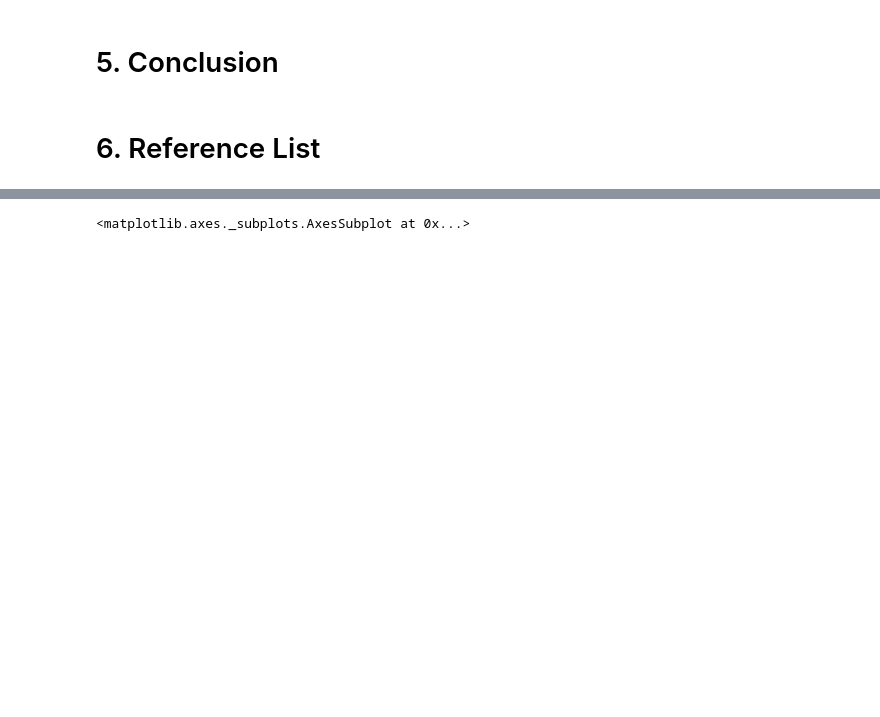
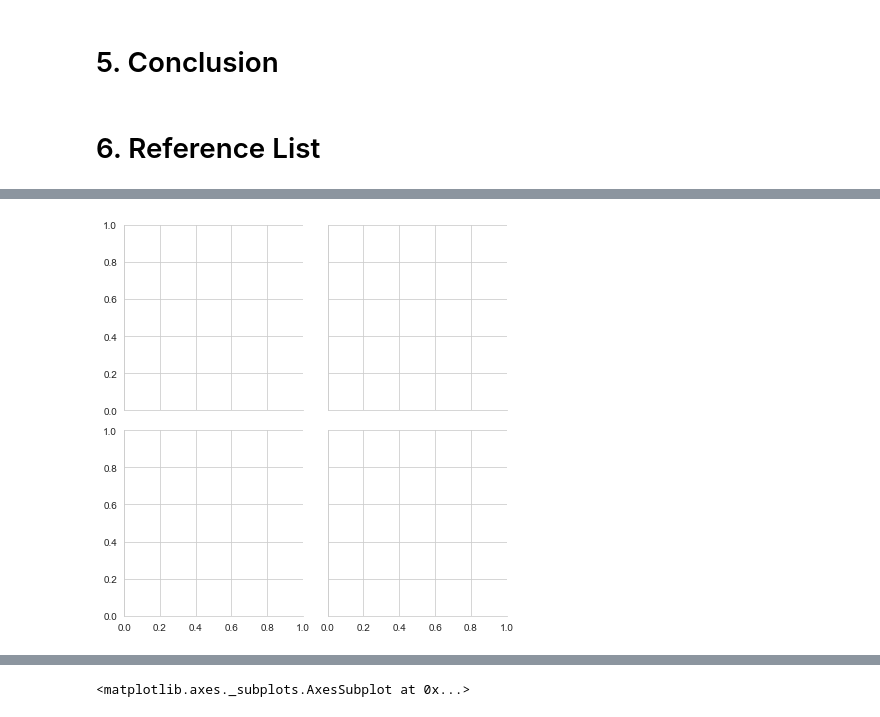
Before and after one commit to garycunningham89/fundamentalsdataanalysis, a Jupyter notebook: Fundamentals of Data Analysis.ipynb, the cells around one changed output, grey strips where cells are left out. Drawn from its saved outputs; the diff is of its cells as text; code cells hidden in the pictures; blank space fills up the shorter version.

```diff
--- a/Fundamentals of Data Analysis.ipynb
+++ b/Fundamentals of Data Analysis.ipynb
@@ -133,0 +205,4 @@ import seaborn as sns
+# %%
+example = sns.FacetGrid(tips, col="sex", row="smoker", margin_titles=True)
+# %% [output]
+[figure, added]
```
Also changed, not shown: parts of 13 cells of this notebook, 1 other file.
